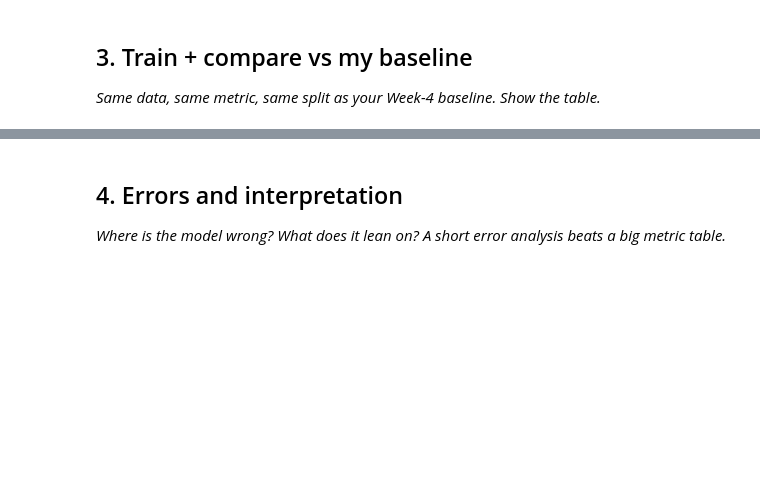
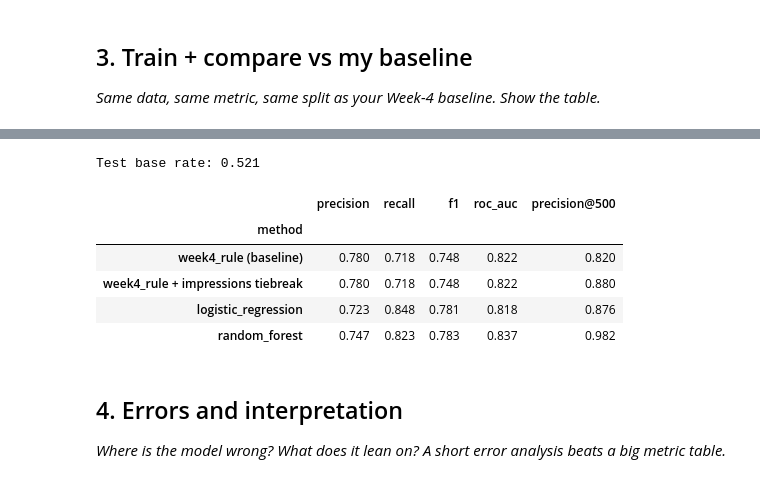
Before and after one commit to dhruvaiyer2-netizen/FlyRankMLProject, a Jupyter notebook: work/notebooks/w05_model.ipynb, the cells around one changed output, grey strips where cells are left out. Cells and saved outputs as stored; diff of their text form; code cells hidden in the pictures; blank space fills up the shorter version.

Commit message:
Tested the base rate of the hand rule against random forest and logistic regression, and stated limitations of the model

```diff
--- a/work/notebooks/w05_model.ipynb
+++ b/work/notebooks/w05_model.ipynb
@@ -22,0 +96,12 @@ This skeleton is yours to fill. Work the sections **in order** — each one has
+# %%
+# This cell is for CODE (numbers, a query, a check).
+# Write your text answer in the cell ABOVE this one — typing sentences here breaks Run All.
+from sklearn.model_selection import GroupShuffleSplit
+
+gss = GroupShuffleSplit(n_splits=1, test_size=0.3, random_state=42)
+tr_idx, te_idx = next(gss.split(data, groups=data["client_hash_id"]))
+train, test = data.iloc[tr_idx].copy(), data.iloc[te_idx].copy()
+
+print(f"Train: {len(train)} rows, {train['client_hash_id'].nunique()} clients, base rate {train['y'].mean():.3f}")
+print(f"Test:  {len(test)} rows, {test['client_hash_id'].nunique()} clients, base rate {test['y'].mean():.3f}")
+print(f"Client overlap (must be 0): {len(set(train['client_hash_id']) & set(test['client_hash_id']))}")
@@ -30,3 +118,58 @@ This skeleton is yours to fill. Work the sections **in order** — each one has
+# %%
+# This cell is for CODE (numbers, a query, a check).
+# Write your text answer in the cell ABOVE this one — typing sentences here breaks Run All.
+from sklearn.ensemble import RandomForestClassifier
+from sklearn.linear_model import LogisticRegression
+from sklearn.pipeline import make_pipeline
+from sklearn.preprocessing import StandardScaler
+from sklearn.metrics import precision_score, recall_score, f1_score, roc_auc_score
+
+X_train, y_train = train[FEATURES], train["y"].values
+X_test,  y_test  = test[FEATURES],  test["y"].values
+
+# Baseline = Week 4 rule applied to March: flag if March CTR is below its tier median
+base_score = test["ctr_gap_score"].values
+base_pred = (base_score > 0).astype(int)
+
+logit = make_pipeline(StandardScaler(), LogisticRegression(max_iter=1000))
+logit.fit(X_train, y_train)
+
+rf = RandomForestClassifier(n_estimators=300, min_samples_leaf=20, random_state=42, n_jobs=-1)
+rf.fit(X_train, y_train)
+
+def evaluate(name, pred, score, k=500):
+    top_k = np.argsort(-score)[:k]
+    return {"method": name,
+            "precision": precision_score(y_test, pred, zero_division=0),
+            "recall": recall_score(y_test, pred, zero_division=0),
+            "f1": f1_score(y_test, pred, zero_division=0),
+            "roc_auc": roc_auc_score(y_test, score),
+            f"precision@{k}": y_test[top_k].mean()}
+
+rows = [
+    evaluate("week4_rule (baseline)", base_pred, base_score),
+    evaluate("logistic_regression", logit.predict(X_test), logit.predict_proba(X_test)[:, 1]),
+    evaluate("random_forest", rf.predict(X_test), rf.predict_proba(X_test)[:, 1]),
+]
+order = np.lexsort((-test["impressions"].values, -base_score))   # primary: score, secondary: impressions
+tb_score = np.empty(len(test)); tb_score[order] = np.arange(len(test), 0, -1)
+
+results = pd.DataFrame([
+    evaluate("week4_rule (baseline)", base_pred, base_score),
+    evaluate("week4_rule + impressions tiebreak", base_pred, tb_score),
+    evaluate("logistic_regression", logit.predict(X_test), logit.predict_proba(X_test)[:, 1]),
+    evaluate("random_forest", rf.predict(X_test), rf.predict_proba(X_test)[:, 1]),
+]).set_index("method").round(3)
+print(f"Test base rate: {y_test.mean():.3f}")
+results
+# %% [output]
+Test base rate: 0.521
+|  | precision | recall | f1 | roc_auc | precision@500 |
+| method |  |  |  |  |  |
+| week4_rule (baseline) | 0.780 | 0.718 | 0.748 | 0.822 | 0.820 |
+| week4_rule + impressions tiebreak | 0.780 | 0.718 | 0.748 | 0.822 | 0.880 |
+| logistic_regression | 0.723 | 0.848 | 0.781 | 0.818 | 0.876 |
+| random_forest | 0.747 | 0.823 | 0.783 | 0.837 | 0.982 |
 # %% [markdown]
 ## 4. Errors and interpretation
 
```
Also changed, not shown: parts of 11 cells of this notebook.
